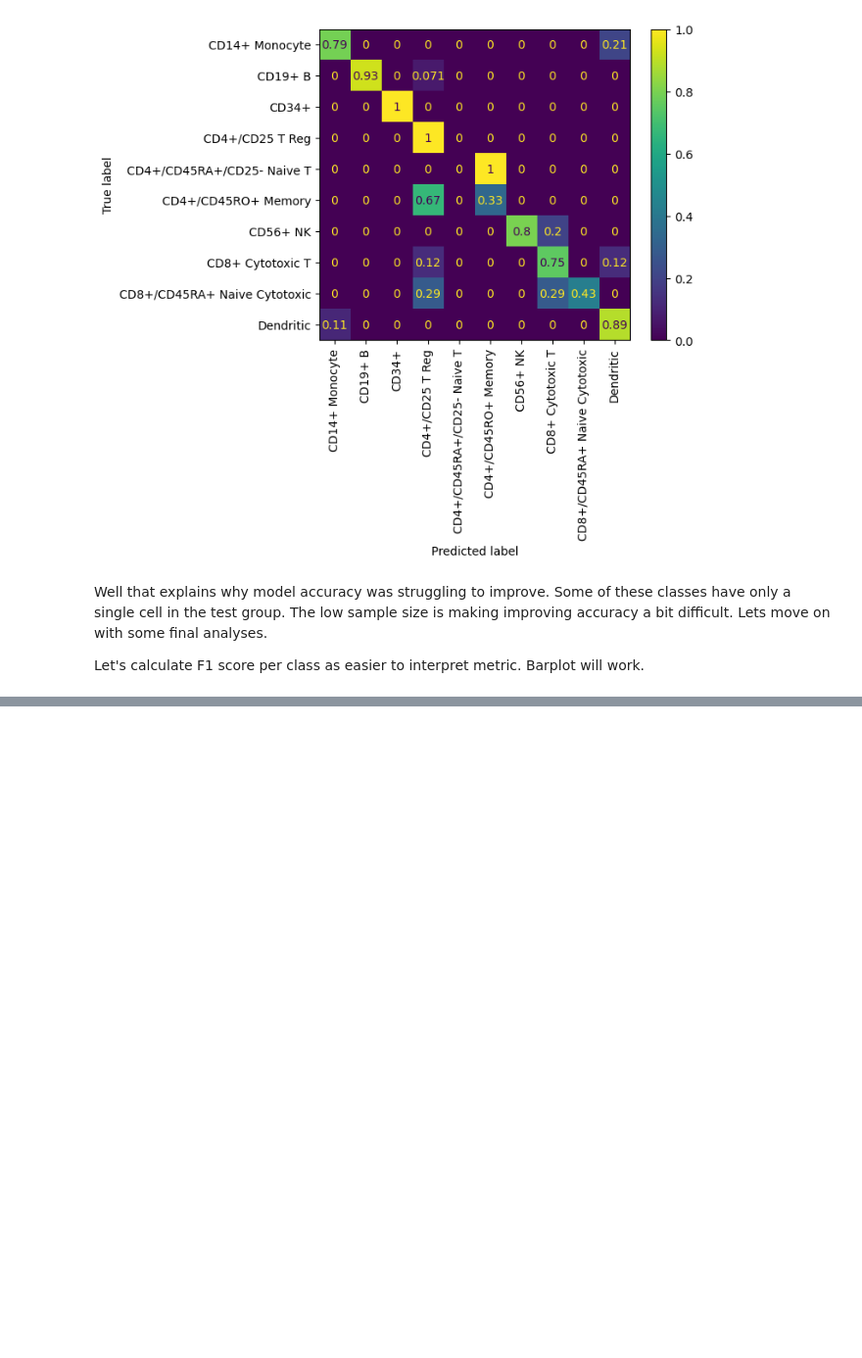
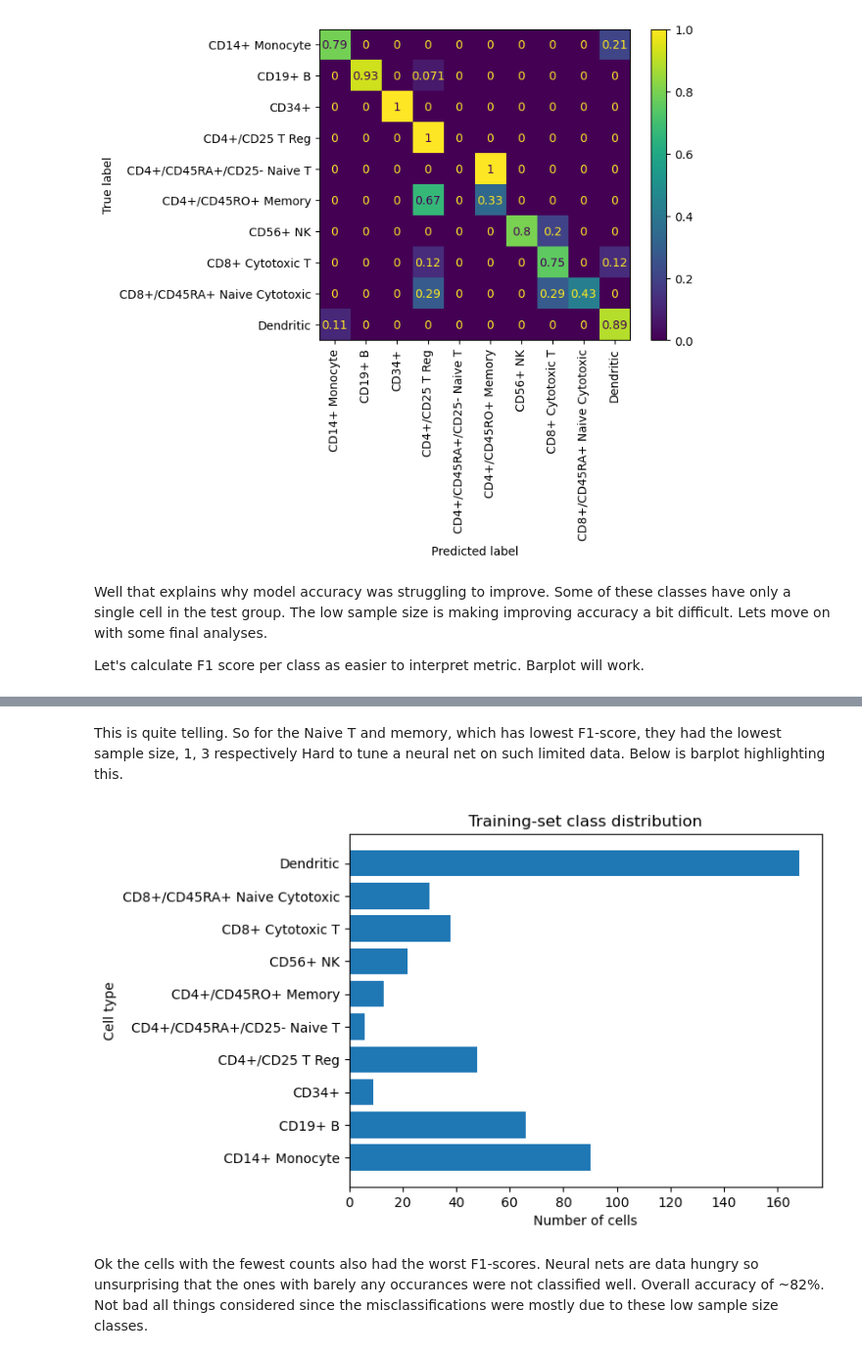
Before and after one commit to Swarland/single-cell-pytorch-classifier, a Jupyter notebook: notebooks/03_final_evaluation.ipynb, the cells around one changed output, grey strips where cells are left out. Shown at 98% size. Saved outputs shown, nothing was run; the diff lists cells and outputs as text; code cells hidden in the pictures; blank space fills up the shorter version.

```diff
--- a/notebooks/03_final_evaluation.ipynb
+++ b/notebooks/03_final_evaluation.ipynb
@@ -170,0 +171,29 @@ Index(['CD14+ Monocyte', 'CD19+ B', 'CD34+', 'CD4+/CD25 T Reg',
+# %% [markdown]
+This is quite telling. So for the Naive T and memory, which has lowest F1-score, they had the lowest sample size, 1, 3 respectively Hard to tune a neural net on such limited data. Below is barplot highlighting this.
+# %%
+import pandas as pd
+import matplotlib.pyplot as plt
+
+train_labels = y_tensor[split['train_idx']].numpy()
+
+class_counts = pd.Series(train_labels).value_counts()
+
+class_distribution = pd.DataFrame({
+    "class_name": class_names,
+    "count": class_counts.reindex(
+        range(len(class_names)),
+        fill_value=0,
+    ).values,
+})
+
+class_distribution
+
+plt.barh(class_distribution["class_name"], class_distribution["count"])
+plt.xlabel("Number of cells")
+plt.ylabel("Cell type")
+plt.title("Training-set class distribution")
+plt.show()
+# %% [output]
+[figure, added]
+# %% [markdown]
+Ok the cells with the fewest counts also had the worst F1-scores. Neural nets are data hungry so unsurprising that the ones with barely any occurances were not classified well. Overall accuracy of ~82%. Not bad all things considered since the misclassifications were mostly due to these low sample size classes.
```
Also changed, not shown: parts of 2 cells of this notebook, 6 other files.
